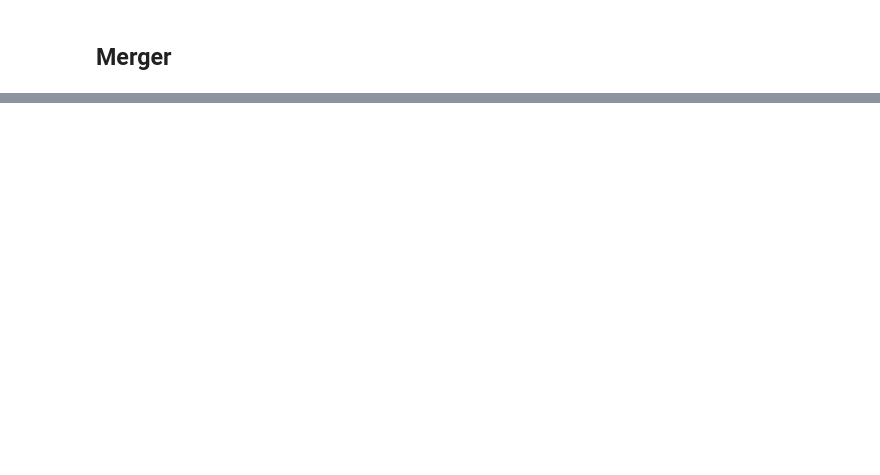
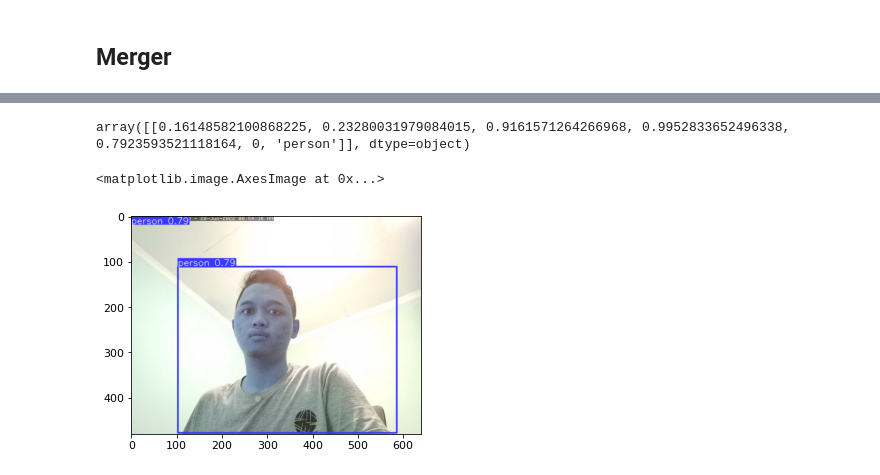
Before and after one commit to fogverse/live-yolov5, a Jupyter notebook: analysis/analysis.ipynb, the cells around one changed output, grey strips where cells are left out. Cells and saved outputs as stored; diff of their text form; code cells hidden in the pictures; blank space fills up the shorter version.

```diff
--- a/analysis/analysis.ipynb
+++ b/analysis/analysis.ipynb
@@ -321,0 +642,2 @@ a.groupby('type').mean()
+# %%
+model = torch.hub.load('ultralytics/yolov5', 'yolov5n')
@@ -321,0 +652,54 @@ a.groupby('type').mean()
+# %%
+results = model(frame.copy())
+# %%
+preds = results.xyxyn[0].cpu().numpy().astype(object)
+preds = np.pad(preds, ((0,0),(0,1)), constant_values='none')
+names = results.names
+for i, pred in enumerate(preds):
+    idx = int(pred[-2])
+    pred[-2] = idx
+    pred[-1] = names[idx]
+    preds[i] = pred
+preds
+# %% [output]
+array([[0.16148582100868225, 0.23280031979084015, 0.9161571264266968, 0.9952833652496338, 0.7923593521118164, 0, 'person']], dtype=object)
+# %%
+def box_label(pred,img,show_label=True,relative=False,inplace=False):
+    """
+    Make a box label for an image with
+    given prediction [x0,y0,x1,y1,conf,index_label]
+    and labels [label1,label2,...]
+    :param list pred: an array of n predictions * prediction
+        [x0,y0,x1,y1,conf,index_label]
+    :param Image.Image/array img: the image for the prediction
+    :param [str] labels: labels of prediction [label1,label2,...]
+    :return: the labeled image
+    """
+    if np.ndim(pred) == 3:
+        pred = pred[0]
+    if not inplace:
+        img = img.copy()
+    if len(pred) == 0: return img
+    for p in pred:
+        annotator = Annotator(img)
+        box = tuple(p[:4])
+        if relative:
+            width = img.shape[1]
+            height = img.shape[0]
+            box = (box[0]*width, box[1]*height, box[2]*width, box[3]*height)
+        conf = p[4]
+        c = int(p[5])
+        label = p[-1]
+        text = f'{label} {conf:.2f}'
+        if show_label == False:
+            text = ''
+        annotator.box_label(box, text, colors(c, True))
+    if not inplace:
+        return annotator.result()
+# %%
+img_res = box_label(preds,frame,relative=True)
+# %%
+plt.imshow(img_res)
+# %% [output]
+<matplotlib.image.AxesImage at 0x...>
+[figure, added]
```
Also changed, not shown: parts of 112 cells of this notebook, 12 other files.
